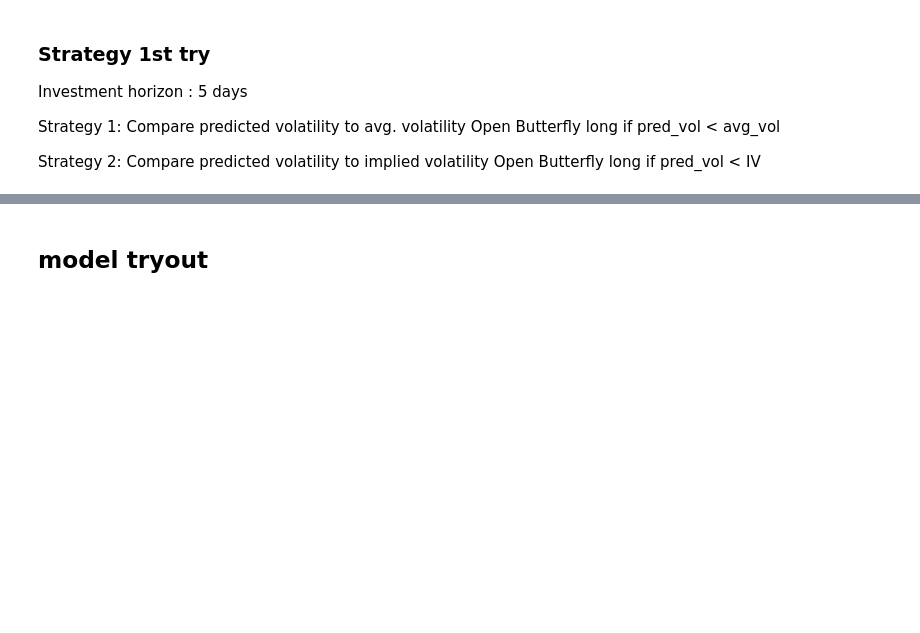
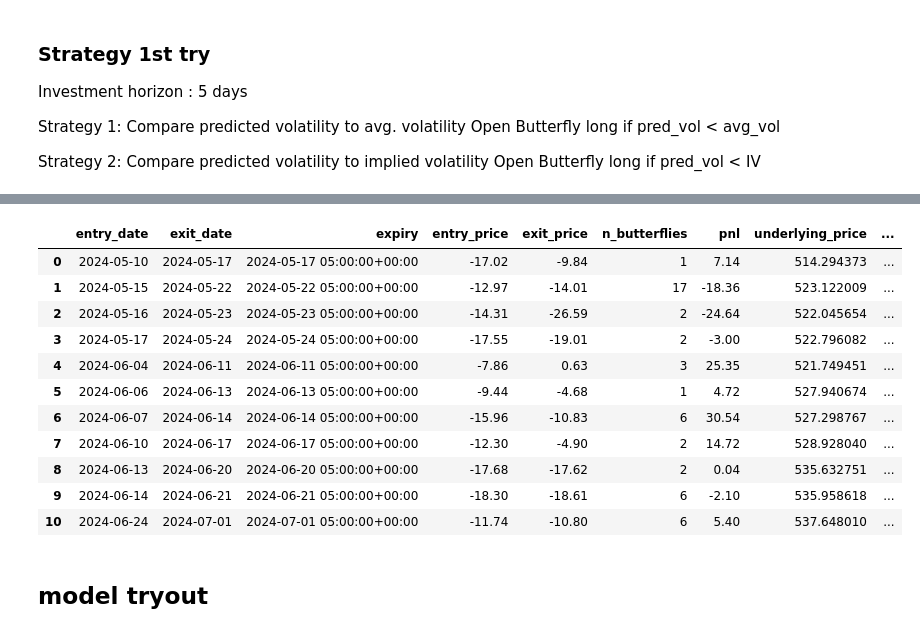
Before and after one commit to principlepauli/Butterflies-, a Jupyter notebook: Strategy/Option_Butterfly_1.ipynb, the cells around one changed output, grey strips where cells are left out. Saved outputs shown, nothing was run; the diff lists cells and outputs as text; code cells hidden in the pictures; blank space fills up the shorter version.

```diff
--- a/Strategy/Option_Butterfly_1.ipynb
+++ b/Strategy/Option_Butterfly_1.ipynb
@@ -203,3 +327,18 @@ print(equity_df.head())
+# %%
+results_df#equity_df
+# %% [output]
+|  | entry_date | exit_date | expiry | entry_price | exit_price | n_butterflies | pnl | underlying_price | ... |
+| 0 | 2024-05-10 | 2024-05-17 | 2024-05-17 05:00:00+00:00 | -17.02 | -9.84 | 1 | 7.14 | 514.294373 | ... |
+| 1 | 2024-05-15 | 2024-05-22 | 2024-05-22 05:00:00+00:00 | -12.97 | -14.01 | 17 | -18.36 | 523.122009 | ... |
+| 2 | 2024-05-16 | 2024-05-23 | 2024-05-23 05:00:00+00:00 | -14.31 | -26.59 | 2 | -24.64 | 522.045654 | ... |
+| 3 | 2024-05-17 | 2024-05-24 | 2024-05-24 05:00:00+00:00 | -17.55 | -19.01 | 2 | -3.00 | 522.796082 | ... |
+| 4 | 2024-06-04 | 2024-06-11 | 2024-06-11 05:00:00+00:00 | -7.86 | 0.63 | 3 | 25.35 | 521.749451 | ... |
+| 5 | 2024-06-06 | 2024-06-13 | 2024-06-13 05:00:00+00:00 | -9.44 | -4.68 | 1 | 4.72 | 527.940674 | ... |
+| 6 | 2024-06-07 | 2024-06-14 | 2024-06-14 05:00:00+00:00 | -15.96 | -10.83 | 6 | 30.54 | 527.298767 | ... |
+| 7 | 2024-06-10 | 2024-06-17 | 2024-06-17 05:00:00+00:00 | -12.30 | -4.90 | 2 | 14.72 | 528.928040 | ... |
+| 8 | 2024-06-13 | 2024-06-20 | 2024-06-20 05:00:00+00:00 | -17.68 | -17.62 | 2 | 0.04 | 535.632751 | ... |
+| 9 | 2024-06-14 | 2024-06-21 | 2024-06-21 05:00:00+00:00 | -18.30 | -18.61 | 6 | -2.10 | 535.958618 | ... |
+| 10 | 2024-06-24 | 2024-07-01 | 2024-07-01 05:00:00+00:00 | -11.74 | -10.80 | 6 | 5.40 | 537.648010 | ... |
 # %% [markdown]
 ## model tryout
 # %%
```
Also changed, not shown: parts of 13 cells of this notebook, 1 other file.
